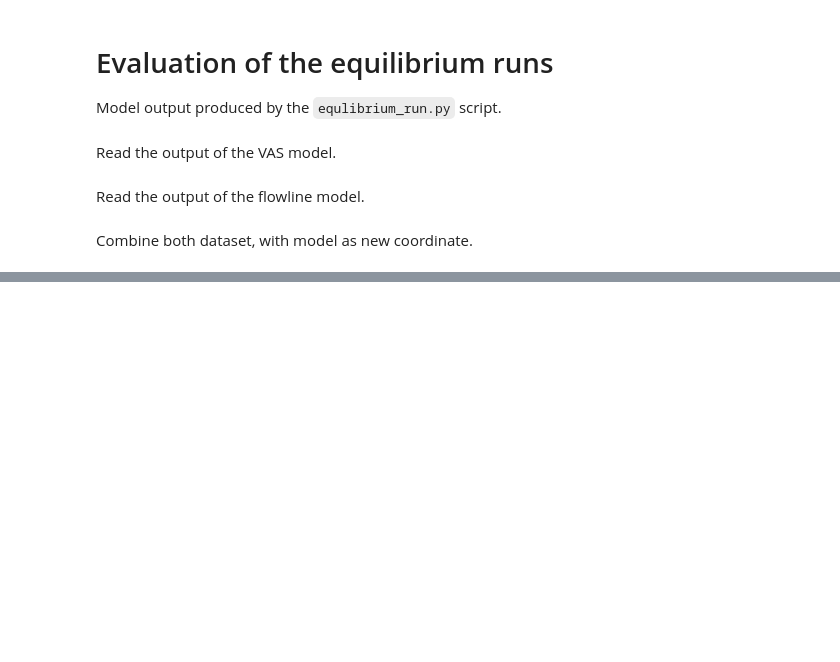
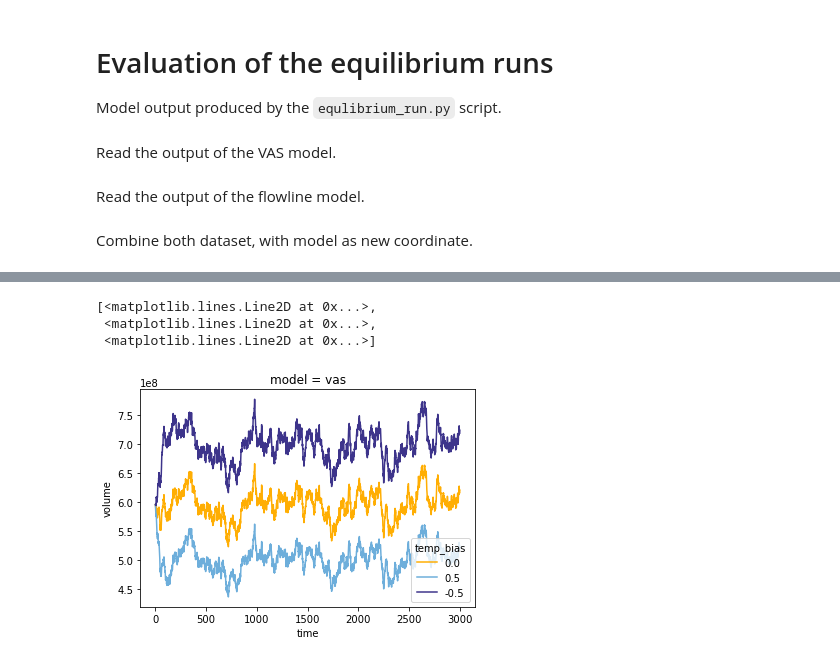
Before and after one commit to oberrauch/vascaling, a Jupyter notebook: notebooks/equilibrium_run_evaluation.ipynb, the cells around one changed output, grey strips where cells are left out. Cells and saved outputs as stored; diff of their text form; code cells hidden in the pictures; blank space fills up the shorter version.

```diff
--- a/notebooks/equilibrium_run_evaluation.ipynb
+++ b/notebooks/equilibrium_run_evaluation.ipynb
@@ -12,4 +13,7 @@ import matplotlib.pyplot as plt
 %matplotlib inline
 # %% [markdown]
 Read the output of the VAS model.
+# %%
+# decide which mb model to use
+use_random = False
 # %%
@@ -65,0 +93,10 @@ Data variables:
+# %%
+# plot vas volume change
+fig, ax = plt.subplots(1, 1)
+ax.set_prop_cycle('color', vas_cycle)
+ds.sel(model='vas').volume.plot.line(x='time')
+# %% [output]
+[<matplotlib.lines.Line2D at 0x...>,
+ <matplotlib.lines.Line2D at 0x...>,
+ <matplotlib.lines.Line2D at 0x...>]
+[figure, added]
```
Also changed, not shown: parts of 24 cells of this notebook, 19 other files.
